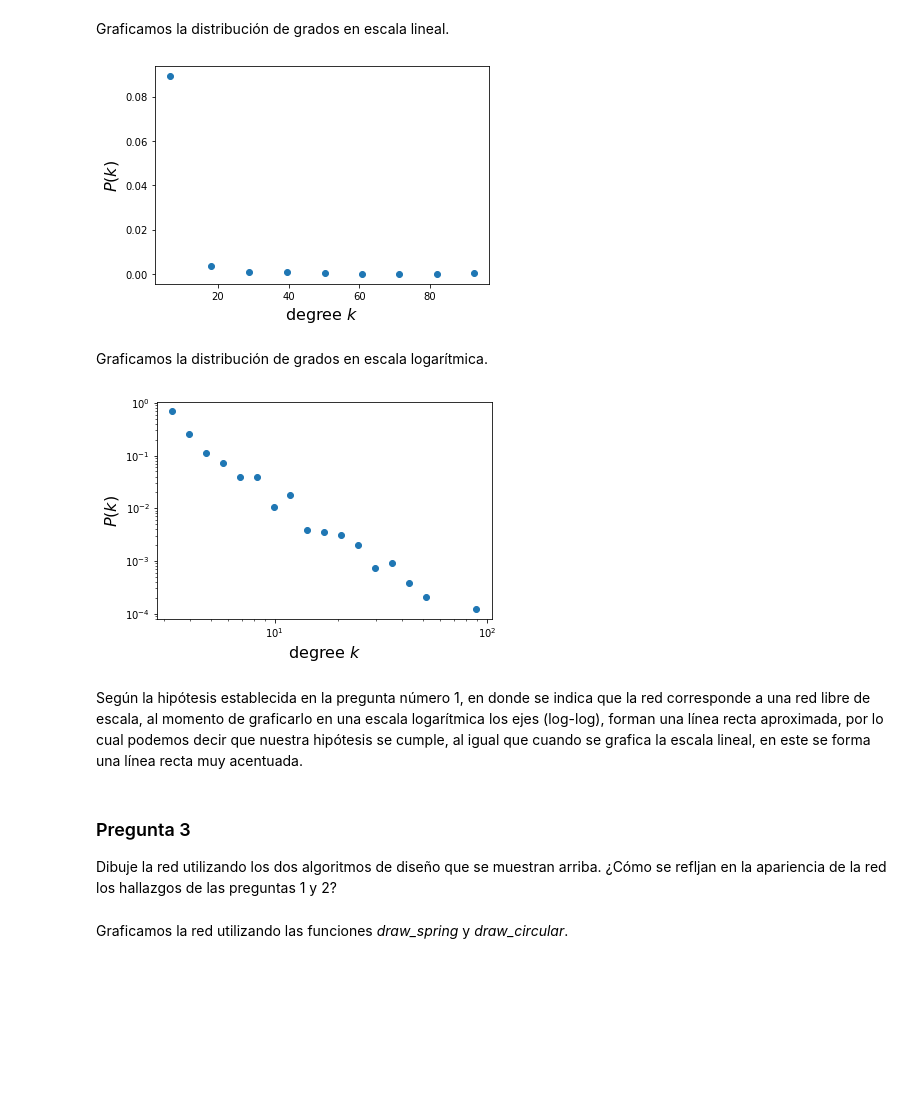
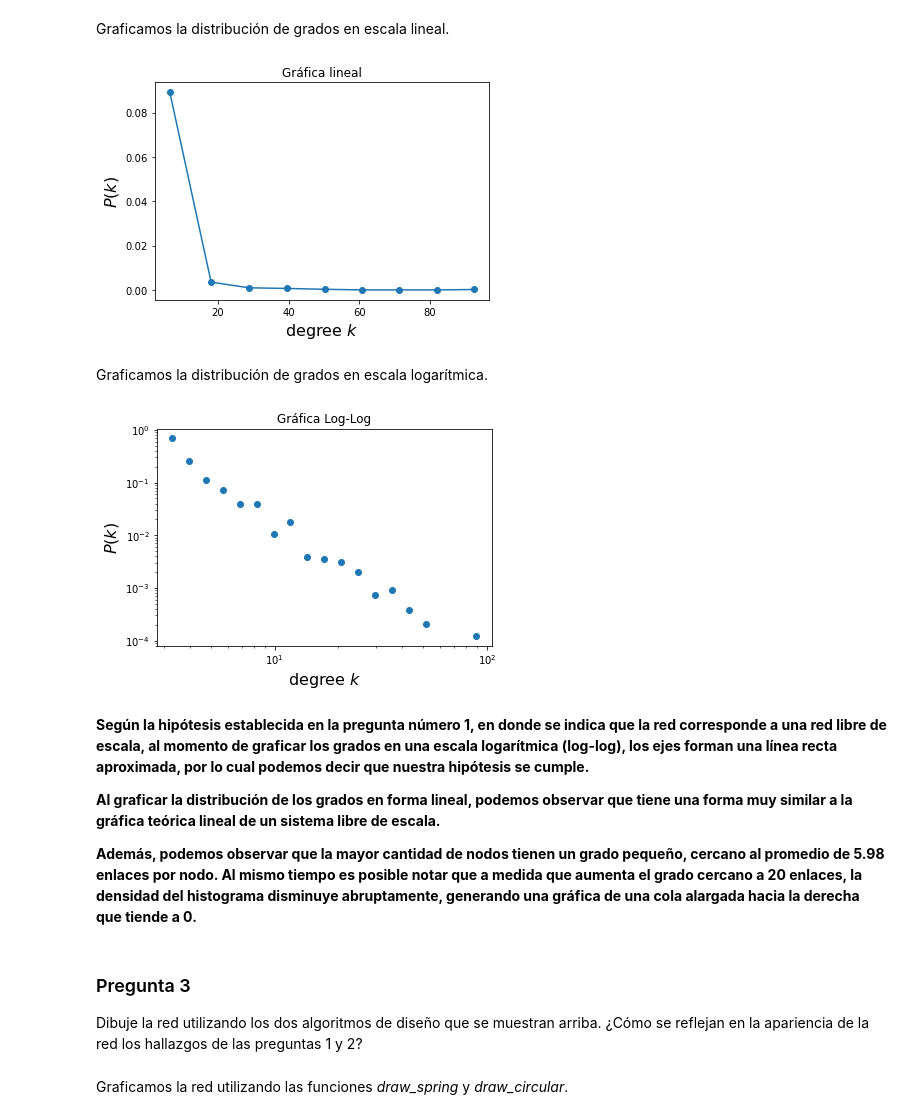
Before and after one commit to maticlein/tarea1_CienciaRedes, a Jupyter notebook: notebooks/tarea1_CienciaRedes.ipynb, the cells around one changed output. Drawn from its saved outputs; the diff is of its cells as text; code cells hidden in the pictures; blank space fills up the shorter version.

```diff
--- a/notebooks/tarea1_CienciaRedes.ipynb
+++ b/notebooks/tarea1_CienciaRedes.ipynb
@@ -79,17 +79,17 @@ density, _ = np.histogram(degrees, bins=bin_edges, density=True)
 # %%
 fig = plt.figure(figsize=(6,4))
 
 log_be = np.log10(bin_edges)
 x = 10**((log_be[1:] + log_be[:-1])/2)
 
-plt.plot(x, density, marker='o', linestyle='none')
+plt.plot(x, density, marker='o', linestyle='-')
 plt.xlabel(r"degree $k$", fontsize=16)
 plt.ylabel(r"$P(k)$", fontsize=16)
-
+plt.title("Gráfica lineal")
 # Muestra la gráfica
 plt.show()
 # %% [output]
-[figure, old version]
+[figure, new version]
 # %% [markdown]
 Graficamos la distribución de grados en escala logarítmica.
 # %%
@@ -104,17 +104,22 @@ fig = plt.figure(figsize=(6,4))
 log_be = np.log10(bin_edges)
 x = 10**((log_be[1:] + log_be[:-1])/2)
 
-plt.loglog(x, density, marker='o', linestyle='none')
+plt.loglog(x, density, marker='o', linestyle='None')
 plt.xlabel(r"degree $k$", fontsize=16)
 plt.ylabel(r"$P(k)$", fontsize=16)
+plt.title("Gráfica Log-Log")
 plt.show()
 # %% [output]
-[figure, old version]
+[figure, new version]
 # %% [markdown]
-Según la hipótesis establecida en la pregunta número 1, en donde se indica que la red corresponde a una red libre de escala, al momento de graficarlo en una escala logarítmica los ejes (log-log), forman una línea recta aproximada, por lo cual podemos decir que nuestra hipótesis se cumple, al igual que cuando se grafica la escala lineal, en este se forma una línea recta muy acentuada.
+**Según la hipótesis establecida en la pregunta número 1, en donde se indica que la red corresponde a una red libre de escala, al momento de graficar los grados en una escala logarítmica (log-log), los ejes forman una línea recta aproximada, por lo cual podemos decir que nuestra hipótesis se cumple.**
+
+**Al graficar la distribución de los grados en forma lineal, podemos observar que tiene una forma muy similar a la gráfica teórica lineal de un sistema libre de escala.**
+
+**Además, podemos observar que la mayor cantidad de nodos tienen un grado pequeño, cercano al promedio de 5.98 enlaces por nodo. Al mismo tiempo es posible notar que a medida que aumenta el grado cercano a 20 enlaces, la densidad del histograma disminuye abruptamente, generando una gráfica de una cola alargada hacia la derecha que tiende a 0.**
 # %% [markdown]
 ### Pregunta 3
-Dibuje la red utilizando los dos algoritmos de diseño que se muestran arriba. ¿Cómo se refljan en la apariencia de la red los hallazgos de las preguntas 1 y 2?
+Dibuje la red utilizando los dos algoritmos de diseño que se muestran arriba. ¿Cómo se reflejan en la apariencia de la red los hallazgos de las preguntas 1 y 2?
 # %% [markdown]
 Graficamos la red utilizando las funciones *draw_spring* y *draw_circular*.
 # %%
```
Also changed, not shown: parts of 30 cells of this notebook.
